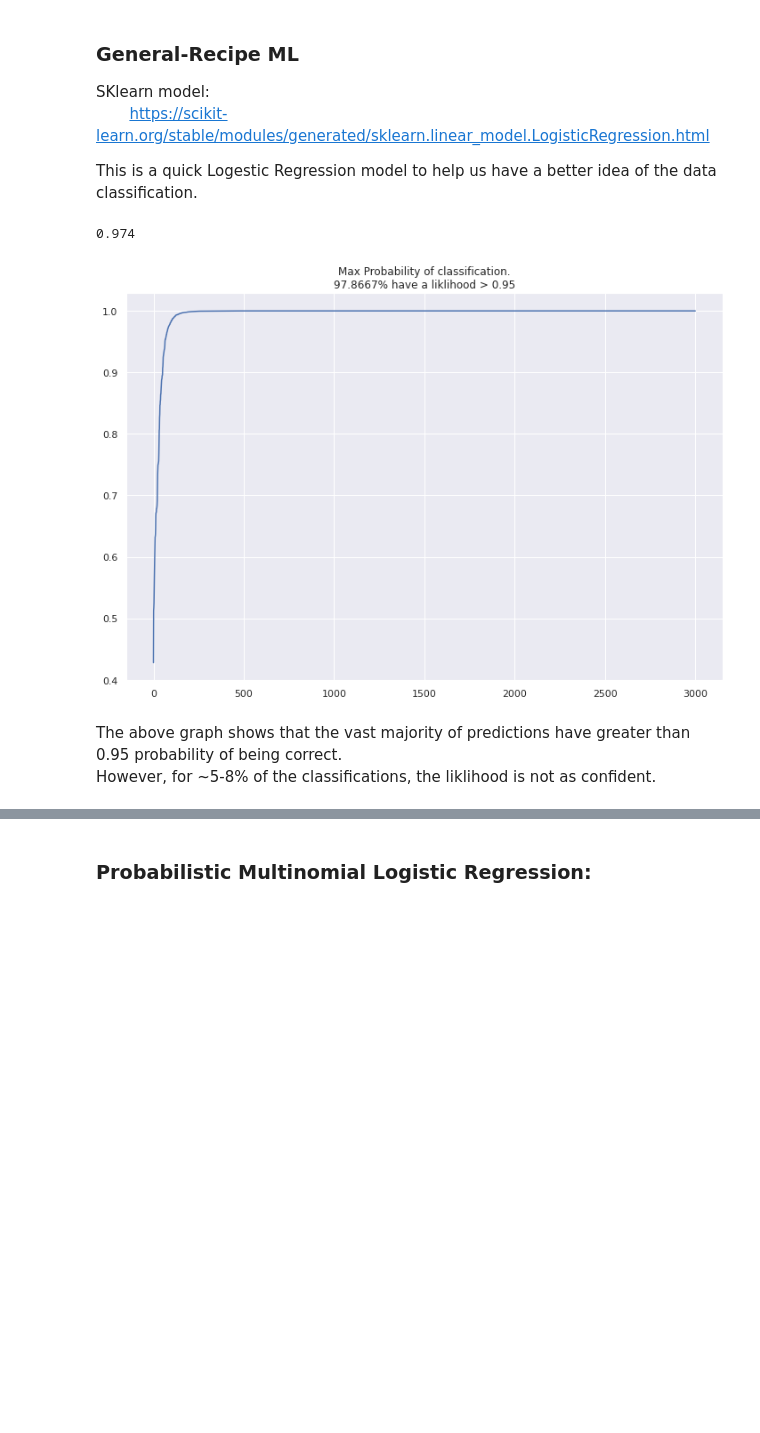
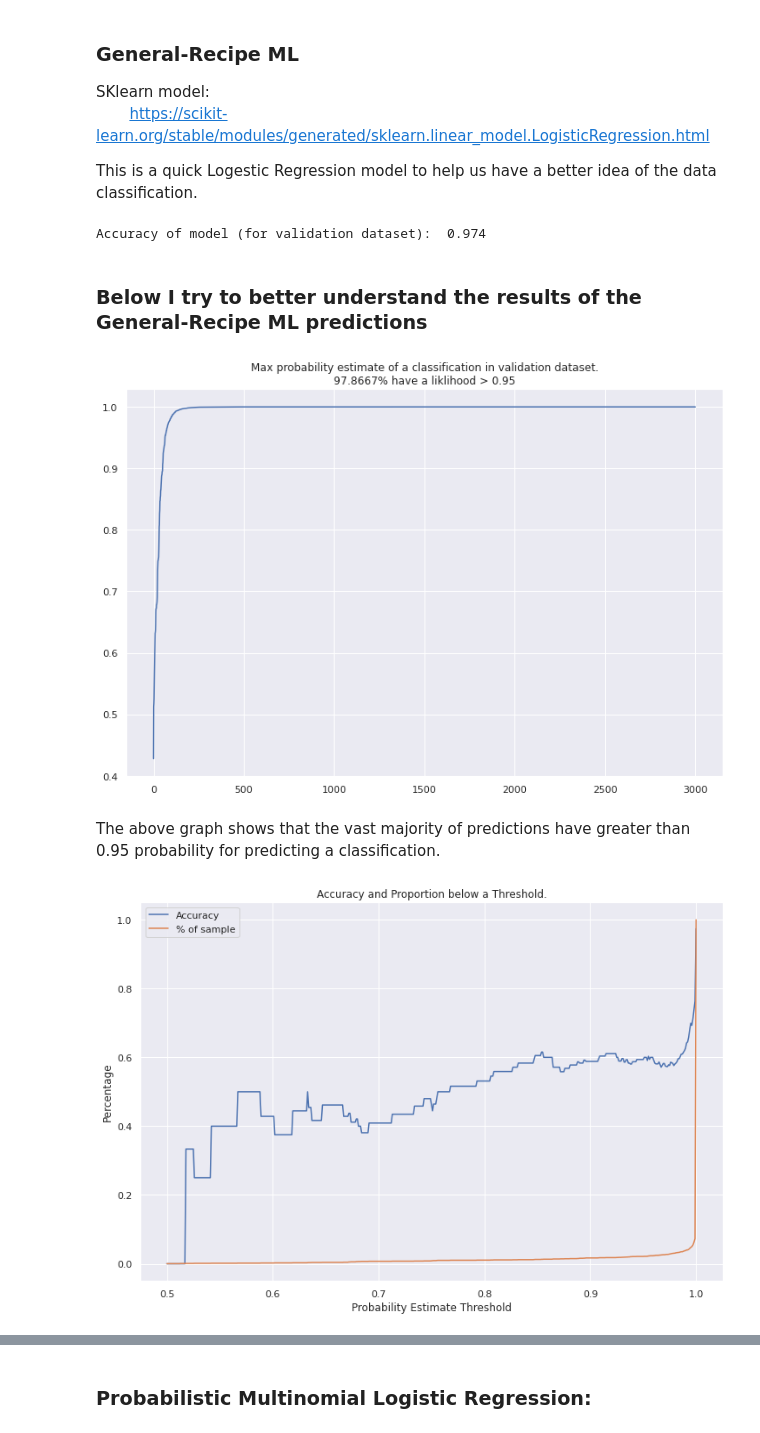
Before and after one commit to ET5003-Group1/ET5003, a Jupyter notebook: Etivity_1_team1_20156952_DaireCampbell.ipynb, the cells around one changed output, grey strips where cells are left out. Cells and saved outputs as stored; diff of their text form; code cells hidden in the pictures; blank space fills up the shorter version.

```diff
--- a/Etivity_1_team1_20156952_DaireCampbell.ipynb
+++ b/Etivity_1_team1_20156952_DaireCampbell.ipynb
@@ -394,22 +405,36 @@ SKlearn model:
 This is a quick Logestic Regression model to help us have a better idea of the data classification.
 # %%
 # model
-model_log = LogisticRegression(random_state=0, max_iter=2000, C=100, solver='lbfgs', multi_class='multinomial')\
+# Train the Sklearn Logistic Regression model
+model_log = LogisticRegression(
+    random_state=0, # Used to shuffle the data
+    max_iter=2000, # Maximum number of iterations taken for the solvers to converge.
+    C=100, # Inverse of regularization strength
+    solver='lbfgs', # Algorithm to use in the optimization problem
+        # https://en.wikipedia.org/wiki/Broyden%E2%80%93Fletcher%E2%80%93Goldfarb%E2%80%93Shanno_algorithm
+    multi_class='multinomial'
+)\
 .fit(X_train, y_train)
 
+# Use above model to classify on the validation dataset
 # Classification:
-y_pred_log = model_log.predict(X_val)
-y_pred_logi_prob = model_log.predict_proba(X_val)
+y_pred_log_val = model_log.predict(X_val) # Prediction
+y_pred_logi_prob_val = model_log.predict_proba(X_val) # Probability score
 
 # Maybe taking the maximum probability
 # in any of the classes for each observation
-maximum_prob = y_pred_logi_prob.max(axis = 1)
+maximum_prob = y_pred_logi_prob_val.max(axis = 1)
 
 # Computing the Accuracy:
-accuracy_score(y_pred_log, y_val)
+print("Accuracy of model (for validation dataset): ", accuracy_score(y_pred_log_val, y_val))
 # %% [output]
-0.974
+Accuracy of model (for validation dataset):  0.974
+# %% [markdown]
+### Below I try to better understand the results of the General-Recipe ML predictions
 # %%
+# The below plot visuals the probability of the predictions
+# How many predictions have a threshold greater than 0.95
+
 thresh = 0.95
 perc = round(
     sum(maximum_prob > thresh)*100/len(maximum_prob), 4)
@@ -417,10 +442,40 @@ perc = round(
 ax = plt.axes()
 sns.lineplot(range(len(maximum_prob)), np.sort(maximum_prob), ax = ax)
 
-ax.set_title(f'Max Probability of classification.\n{perc}% have a liklihood > {thresh}')
+ax.set_title(f'Max probability estimate of a classification in validation dataset.\n{perc}% have a liklihood > {thresh}')
 plt.show()
 # %% [output]
-[figure, old version]
+[figure, new version]
 # %% [markdown]
-The above graph shows that the vast majority of predictions have greater than 0.95 probability of being correct.
-However, for ~5-8% of the classifications, the liklihood is not as confident.
+The above graph shows that the vast majority of predictions have greater than 0.95 probability for predicting a classification.
+# %%
+# Here we check the accuracy of prediction per probability thresholds.
+
+# Step in probability
+step = 0.001
+
+# Range between Probability estimates of 0.5 and 1.
+confidence_ranges = np.arange(0.5, 1+step, step)
+
+accuracy_l = []
+count_perc_l = []
+
+for con_r in confidence_ranges:
+    # Filter to apply to data
+    # For each step we only care about the probability below this probability
+    filt = maximum_prob <= float(con_r)
+
+    # Store the accuracy and counts
+    accuracy_l +=[accuracy_score(y_pred_log_val[filt], y_val[filt])]
+    count_perc_l +=[len(y_pred_log_val[filt])/len(y_pred_log_val)]
+
+
+plt.plot(confidence_ranges, accuracy_l, label='Accuracy')
+plt.plot(confidence_ranges, count_perc_l, label='% of sample')
+plt.legend(loc='best')
+plt.title(f"Accuracy and Proportion below a Threshold.")
+plt.xlabel("Probability Estimate Threshold")
+plt.ylabel("Percentage")
+plt.show()
+# %% [output]
+[figure, added]
```
Also changed, not shown: parts of 43 cells of this notebook, 1 other file.
